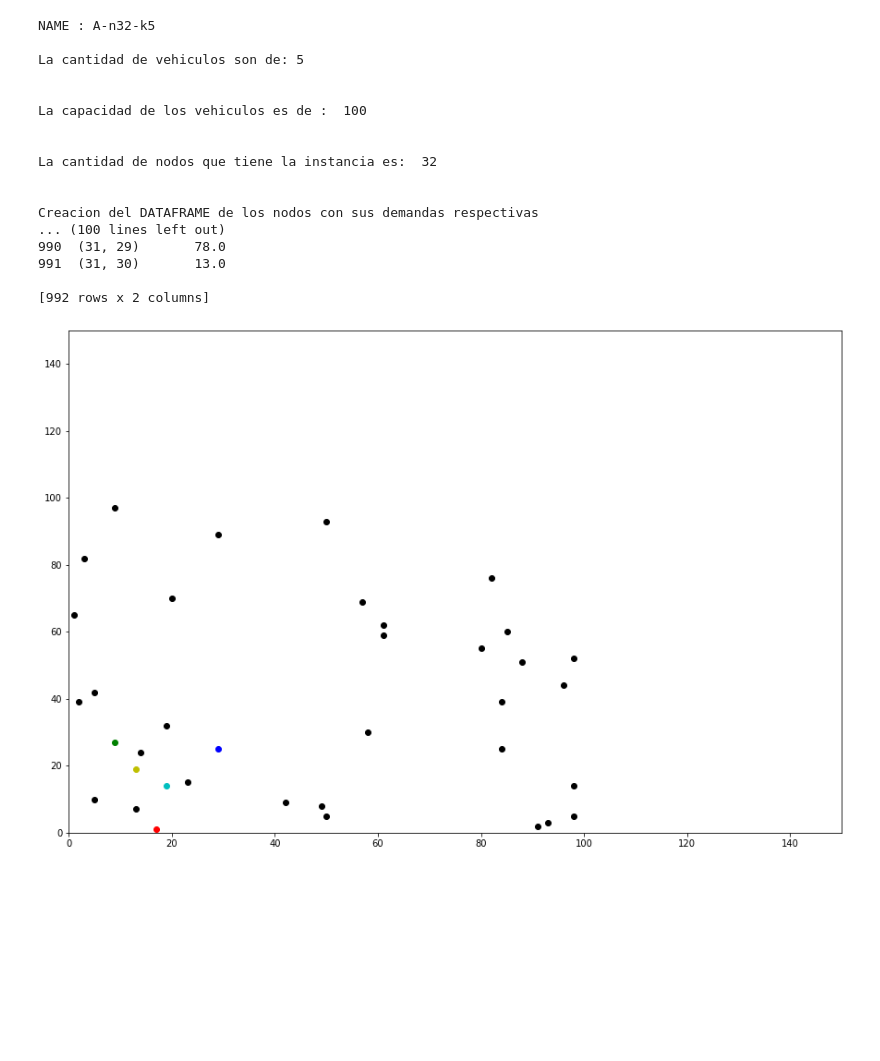
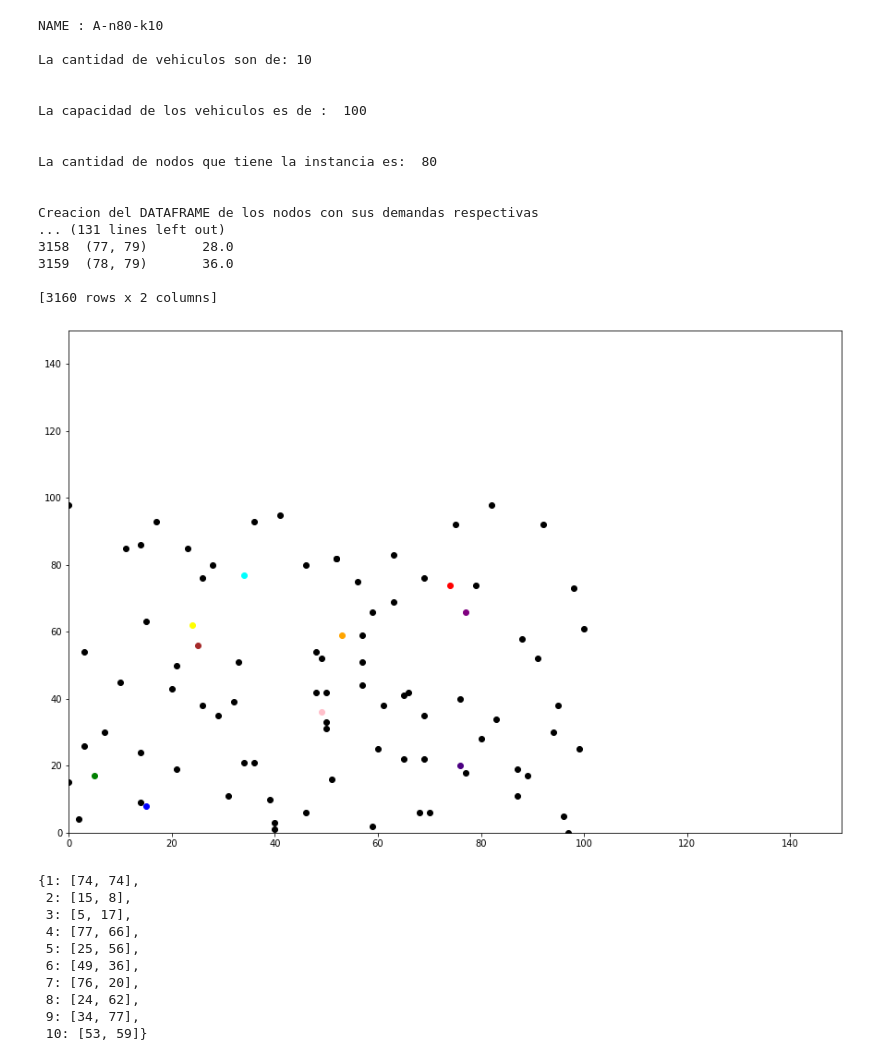
Before and after one commit to felipeabarzua/ML-MH-CVRP, a Jupyter notebook: CVRP - INSTANCE.ipynb, the cells around one changed output. Drawn from its saved outputs; the diff is of its cells as text; code cells hidden in the pictures; blank space fills up the shorter version.

```diff
--- a/CVRP - INSTANCE.ipynb
+++ b/CVRP - INSTANCE.ipynb
@@ -11,7 +11,7 @@ import numpy as np
 import pandas as pd
 
 # Nombre de la instancia
-fname = 'Augerat/A-n32-k5.vrp'
+fname = 'Augerat/A-n80-k10.vrp'
 
 #DONDE
 
@@ -29,7 +29,7 @@ with open (fname , 'rt') as f:
     for f_lineas in f:
         lineas.append(f_lineas)
 
-# OBTENIENDO CAPACIDAD DE LOS VEHICULOS , DIMENSION(CANTIDAD DE NODOS) , CANTIDAD DE VEHICULOS COMO STRING
+# OBTENIENDO CAPACIDAD DE LOS VEHICULOS,CANTIDAD DE NODOS,CANTIDAD DE VEHICULOS COMO STRING
 
 dimension_str = lineas[3]
 capacidad_str = lineas[5]
@@ -90,6 +90,8 @@ for y in data_demandas:
 
 print("Creacion del DATAFRAME de los nodos con sus demandas respectivas")
 print("\n")
+
+
 df = pd.DataFrame({
         "x" : [int(limpieza_coordenadas[x][1]) for x in range(0,nodos)],
         "y" : [int(limpieza_coordenadas[x][2]) for x in range(0,nodos)],
@@ -107,59 +109,72 @@ print("DATAFRAME de los nodos con su distancia euclidiana")
 print("\n")
 df_distancias = pd.DataFrame({
 
-        "nodos" : [(i,j) for i in range(0,nodos) for j in range(0,nodos) if i!=j],
-        "distancia" : [np.hypot(int(limpieza_coordenadas[i][1]) - int(limpieza_coordenadas[j][1]) ,  int(limpieza_coordenadas[i][2]) -  int(limpieza_coordenadas[i][2]) ) for i in range(0, nodos) for j in range(0,nodos) if i != j]
+        "nodos" : [(i,j) for i in range(0,nodos) for j in range(0,nodos) if i < j], # ANTES i != j 1
+        "distancia" : [np.hypot(int(limpieza_coordenadas[i][1]) - int(limpieza_coordenadas[j][1]) ,  int(limpieza_coordenadas[i][2]) -  int(limpieza_coordenadas[i][2]) ) for i in range(0, nodos) for j in range(0,nodos) if i < j] # i != j
 
 })
 
 print(df_distancias)
 print("\n")
 # %% [output]
-NAME : A-n32-k5
+NAME : A-n80-k10
 
-La cantidad de vehiculos son de: 5
+La cantidad de vehiculos son de: 10
 
 
 La capacidad de los vehiculos es de :  100
 
 
-La cantidad de nodos que tiene la instancia es:  32
+La cantidad de nodos que tiene la instancia es:  80
 
 
 Creacion del DATAFRAME de los nodos con sus demandas respectivas
-... (100 lines left out)
-990  (31, 29)       78.0
-991  (31, 30)       13.0
+... (131 lines left out)
+3158  (77, 79)       28.0
+3159  (78, 79)       36.0
 
-[992 rows x 2 columns]
+[3160 rows x 2 columns]
 # %%
 # CLUSTERING DE LA DATA
 
 import matplotlib.pyplot as plt
 %matplotlib inline
 
 
 k = vehiculos
 
 centroide = {
 
     i+1: [np.random.randint(0,nodos) , np.random.randint(0,nodos)]
     for i in range(k)
 
 }
 
 fig = plt.figure(figsize=(15,10))
 plt.scatter(df['x'] , df['y'] , color='k')
-colmap = {1 : 'c' , 2 : 'g' , 3: 'b' , 4 : 'y' , 5 : 'r'}
+colmap = {1 : 'red' , 2 : 'blue' , 3: 'green' , 4 : 'purple' , 5 : 'brown' , 6 : 'pink' , 7 : 'indigo' , 8 : 'yellow' , 9 : 'cyan' , 10 : 'orange' }
 
 for i in centroide.keys():
     plt.scatter(*centroide[i] , color=colmap[i])
 
 plt.xlim(0,150)
 plt.ylim(0,150)
 plt.show()
+
+
+centroide
 # %% [output]
-[figure, old version]
+[figure, new version]
+{1: [74, 74],
+ 2: [15, 8],
+ 3: [5, 17],
+ 4: [77, 66],
+ 5: [25, 56],
+ 6: [49, 36],
+ 7: [76, 20],
+ 8: [24, 62],
+ 9: [34, 77],
+ 10: [53, 59]}
 # %%
 def asignar_centroide(df , centroide):
     for i in centroide.keys():
```
Also changed, not shown: parts of 14 cells of this notebook.
